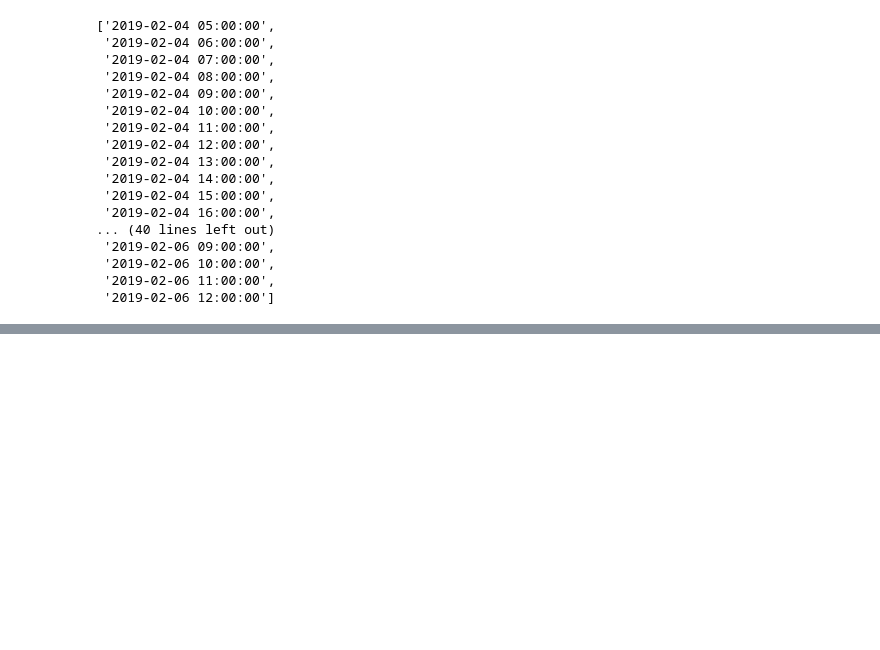
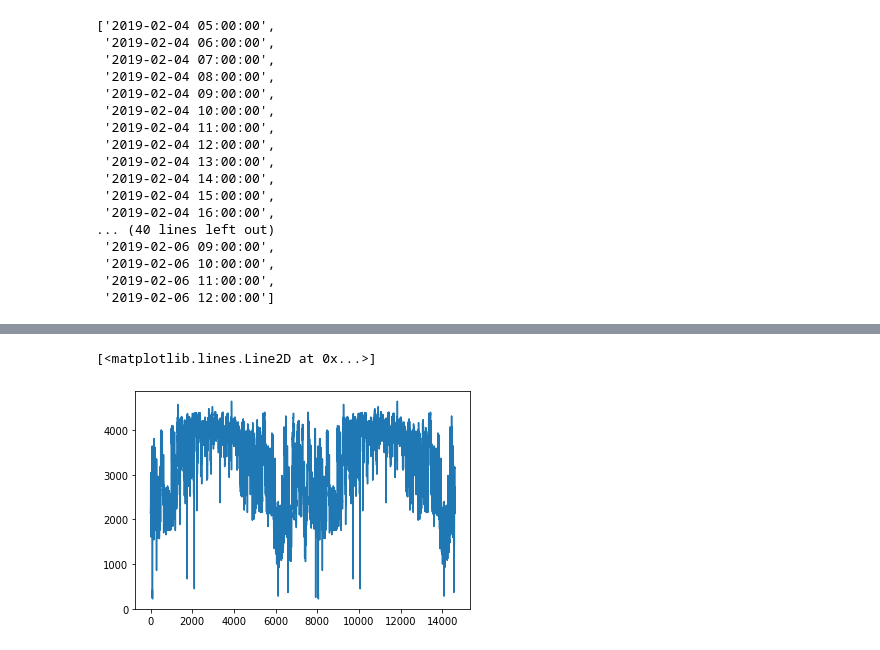
Before and after one commit to javieresk8/PowerDemandPrediction, a Jupyter notebook: NN_Models.ipynb, the cells around one changed output, grey strips where cells are left out. Drawn from its saved outputs; the diff is of its cells as text; code cells hidden in the pictures; blank space fills up the shorter version.

```diff
--- a/NN_Models.ipynb
+++ b/NN_Models.ipynb
@@ -1440,0 +1438,3 @@ fechas
+# %%
+#carga del modelo
+model= keras.models.load_model('modelos/model.h5')
@@ -1440,0 +1498,8 @@ fechas
+# %%
+#TESTING
+fechaInicio = '2020-02-03 12:00:00'
+fechaFin = '2021-10-03 23:00:00'
+resultado = predecirFecha( fechaInicio, fechaFin, model)
+# print("La hora de inicio es ", hora_inicio)
+print(resultado)
+# print(resultado[-7:])
@@ -1440,0 +1524,5 @@ fechas
+# %%
+plt.plot(resultado)
+# %% [output]
+[<matplotlib.lines.Line2D at 0x...>]
+[figure, added]
```
Also changed, not shown: parts of 7 cells of this notebook, 5 other files.
